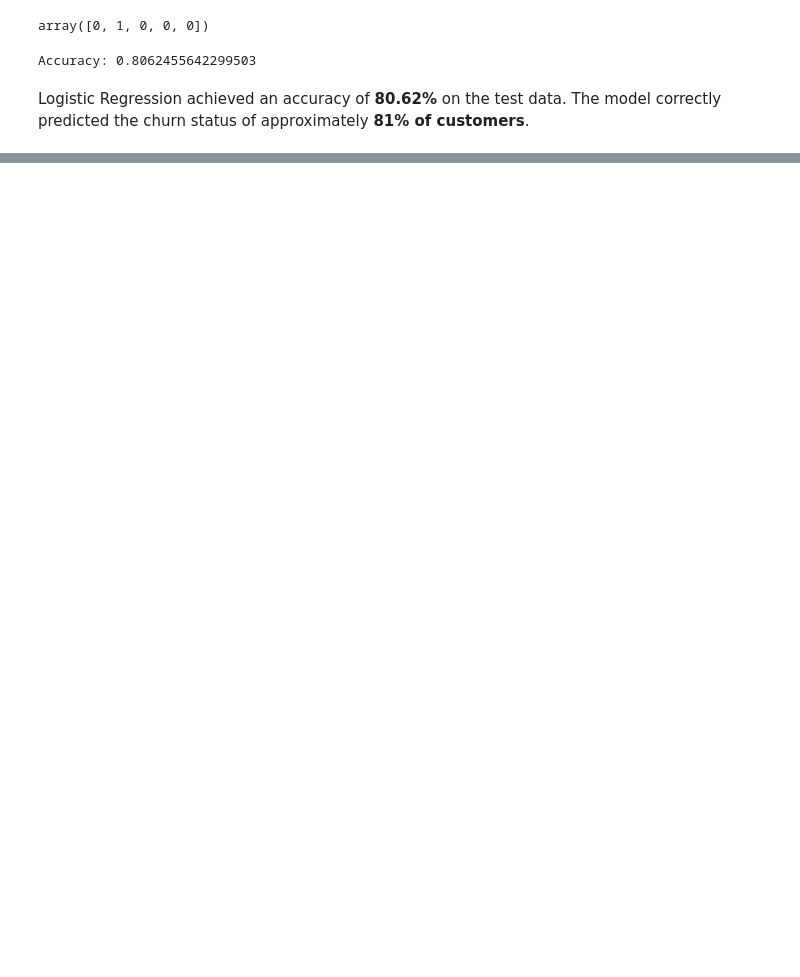
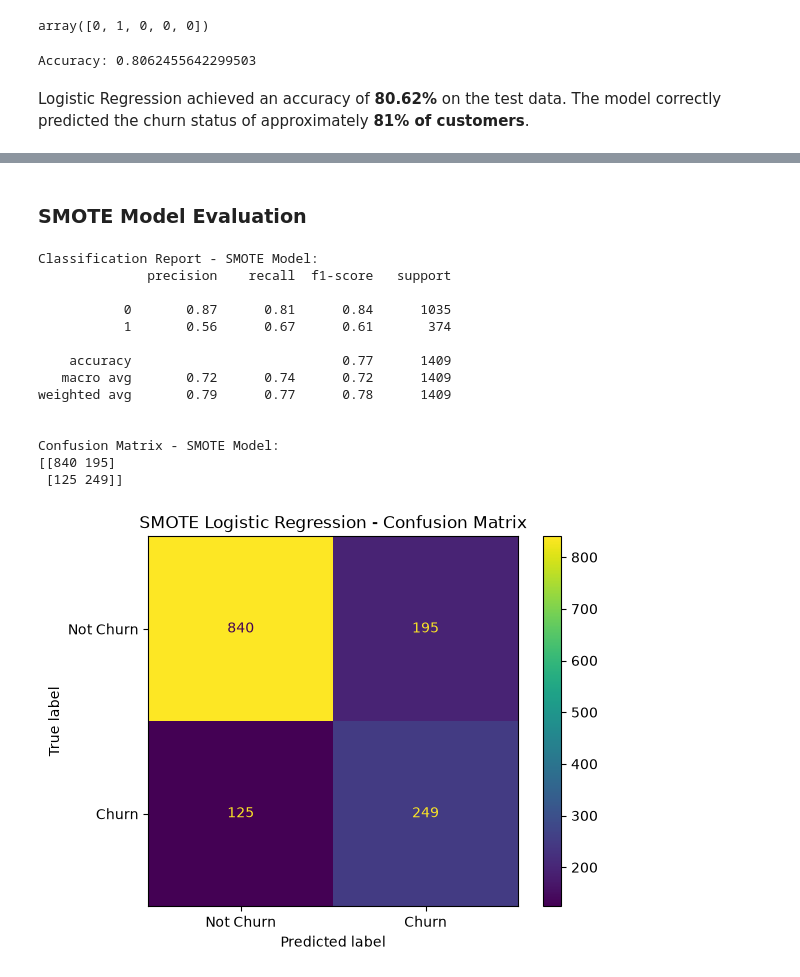
Before and after one commit to Nandhini-ds/telco-customer-churn-analysis, a Jupyter notebook: Customer_Churn_Analysis.ipynb, the cells around one changed output, grey strips where cells are left out. Drawn from its saved outputs; the diff is of its cells as text; code cells hidden in the pictures; blank space fills up the shorter version.

```diff
--- a/Customer_Churn_Analysis.ipynb
+++ b/Customer_Churn_Analysis.ipynb
@@ -454,0 +538,10 @@ Logistic Regression achieved an accuracy of **80.62%** on the test data. The mod
+# %%
+from imblearn.over_sampling import SMOTE
+
+# Apply SMOTE only to training data
+smote = SMOTE(random_state=42)
+
+X_train_smote, y_train_smote = smote.fit_resample(X_train, y_train)
+
+print("Class distribution after SMOTE:")
+print(y_train_smote.value_counts())
@@ -454,0 +556,9 @@ Logistic Regression achieved an accuracy of **80.62%** on the test data. The mod
+# %%
+from sklearn.linear_model import LogisticRegression
+
+# Train Logistic Regression on SMOTE-balanced data
+smote_model = LogisticRegression(max_iter=1000, random_state=42)
+
+smote_model.fit(X_train_smote, y_train_smote)
+
+print("Logistic Regression model trained successfully on SMOTE-balanced data.")
@@ -454,0 +575,43 @@ Logistic Regression achieved an accuracy of **80.62%** on the test data. The mod
+# %% [markdown]
+### SMOTE Model Evaluation
+# %%
+from sklearn.metrics import classification_report, confusion_matrix, ConfusionMatrixDisplay
+import matplotlib.pyplot as plt
+
+# Predictions on the unchanged test data
+y_pred_smote = smote_model.predict(X_test)
+
+# Classification Report
+print("Classification Report - SMOTE Model:")
+print(classification_report(y_test, y_pred_smote))
+
+# Confusion Matrix
+print("\nConfusion Matrix - SMOTE Model:")
+cm_smote = confusion_matrix(y_test, y_pred_smote)
+print(cm_smote)
+
+# Confusion Matrix Visualization
+ConfusionMatrixDisplay.from_predictions(
+    y_test,
+    y_pred_smote,
+    display_labels=["Not Churn", "Churn"]
+)
+
+plt.title("SMOTE Logistic Regression - Confusion Matrix")
+plt.show()
+# %% [output]
+Classification Report - SMOTE Model:
+              precision    recall  f1-score   support
+
+           0       0.87      0.81      0.84      1035
+           1       0.56      0.67      0.61       374
+
+    accuracy                           0.77      1409
+   macro avg       0.72      0.74      0.72      1409
+weighted avg       0.79      0.77      0.78      1409
+
+
+Confusion Matrix - SMOTE Model:
+[[840 195]
+ [125 249]]
+[figure, added]
```
Also changed, not shown: parts of 64 cells of this notebook.
